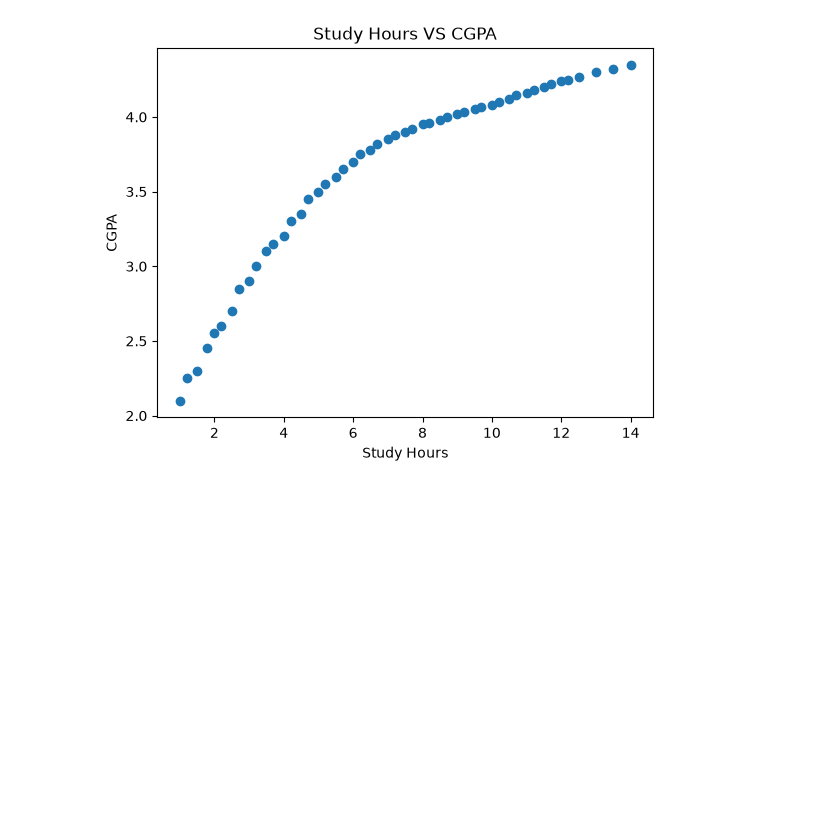
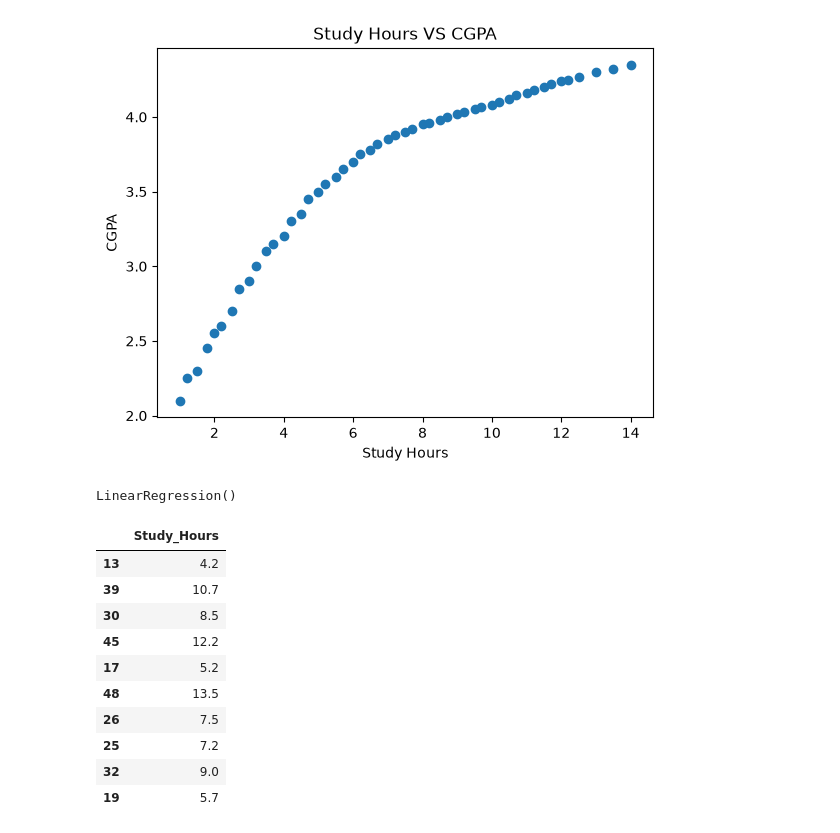
Before and after one commit to moonirul/machine-learning-concept, a Jupyter notebook: 1-) Linear Regression/simple-linear-regression.ipynb, the cells around one changed output. Drawn from its saved outputs; the diff is of its cells as text; code cells hidden in the pictures; blank space fills up the shorter version.

```diff
--- a/1-) Linear Regression/simple-linear-regression.ipynb
+++ b/1-) Linear Regression/simple-linear-regression.ipynb
@@ -24,0 +44,19 @@ plt.show()
+# %%
+lr.fit(X_train,
+       y_train)
+# %% [output]
+LinearRegression()
+# %%
+X_test
+# %% [output]
+|  | Study_Hours |
+| 13 | 4.2 |
+| 39 | 10.7 |
+| 30 | 8.5 |
+| 45 | 12.2 |
+| 17 | 5.2 |
+| 48 | 13.5 |
+| 26 | 7.5 |
+| 25 | 7.2 |
+| 32 | 9.0 |
+| 19 | 5.7 |
```
Also changed, not shown: parts of 7 cells of this notebook, 2 other files.
